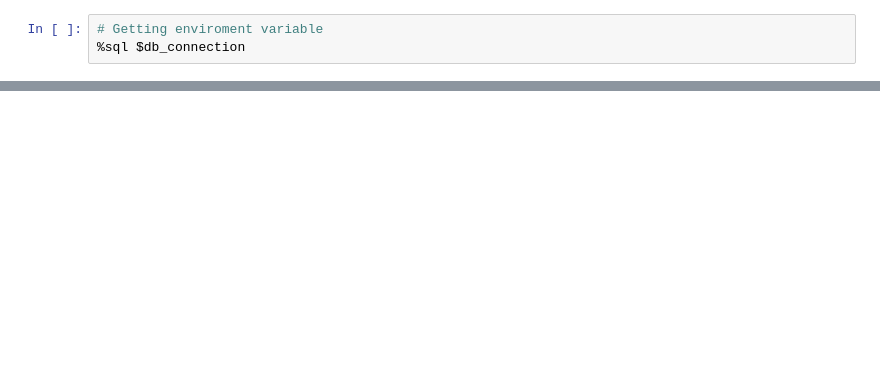
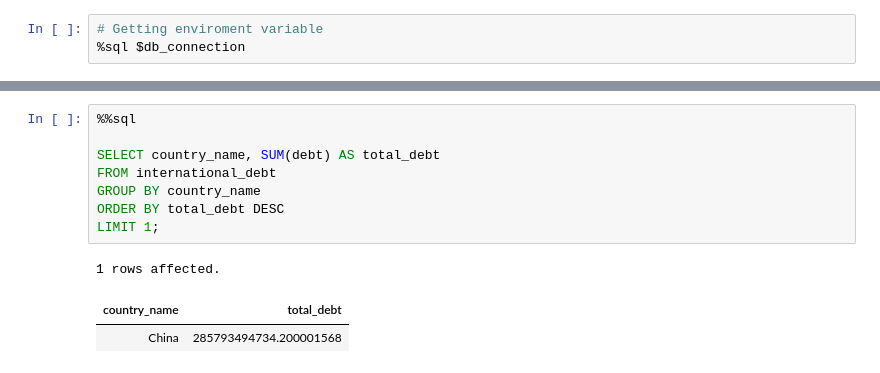
Before and after one commit to JAdraz/international-debt-statistics, a Jupyter notebook: src/data-analysis/main.ipynb, the cells around one changed output, grey strips where cells are left out. Cells and saved outputs as stored; diff of their text form; blank space fills up the shorter version.

```diff
--- a/src/data-analysis/main.ipynb
+++ b/src/data-analysis/main.ipynb
@@ -37,0 +161,12 @@ FROM international_debt;
+# %%
+%%sql
+
+SELECT country_name, SUM(debt) AS total_debt
+FROM international_debt
+GROUP BY country_name
+ORDER BY total_debt DESC
+LIMIT 1;
+# %% [output]
+1 rows affected.
+| country_name | total_debt |
+| China | 285793494734.200001568 |
```
Also changed, not shown: parts of 23 cells of this notebook.
